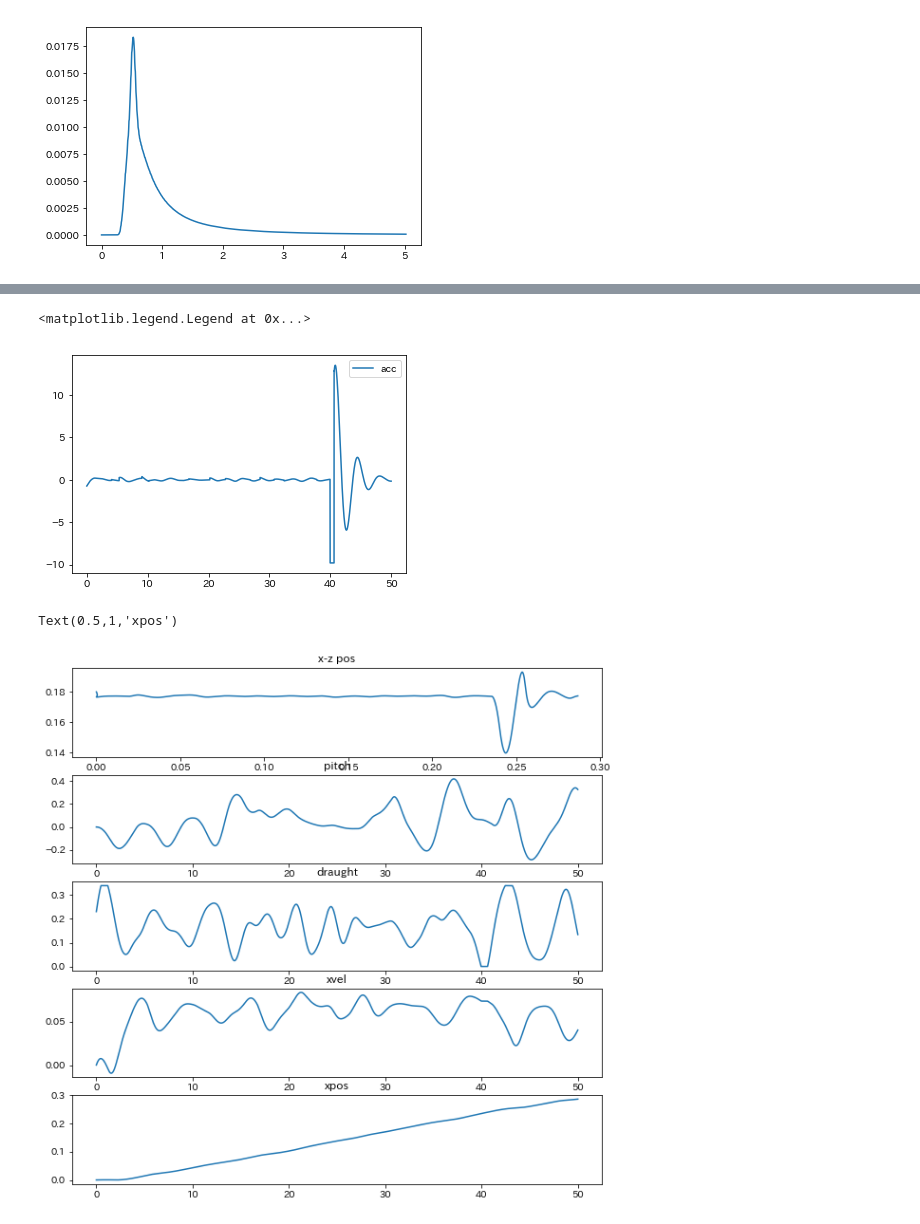
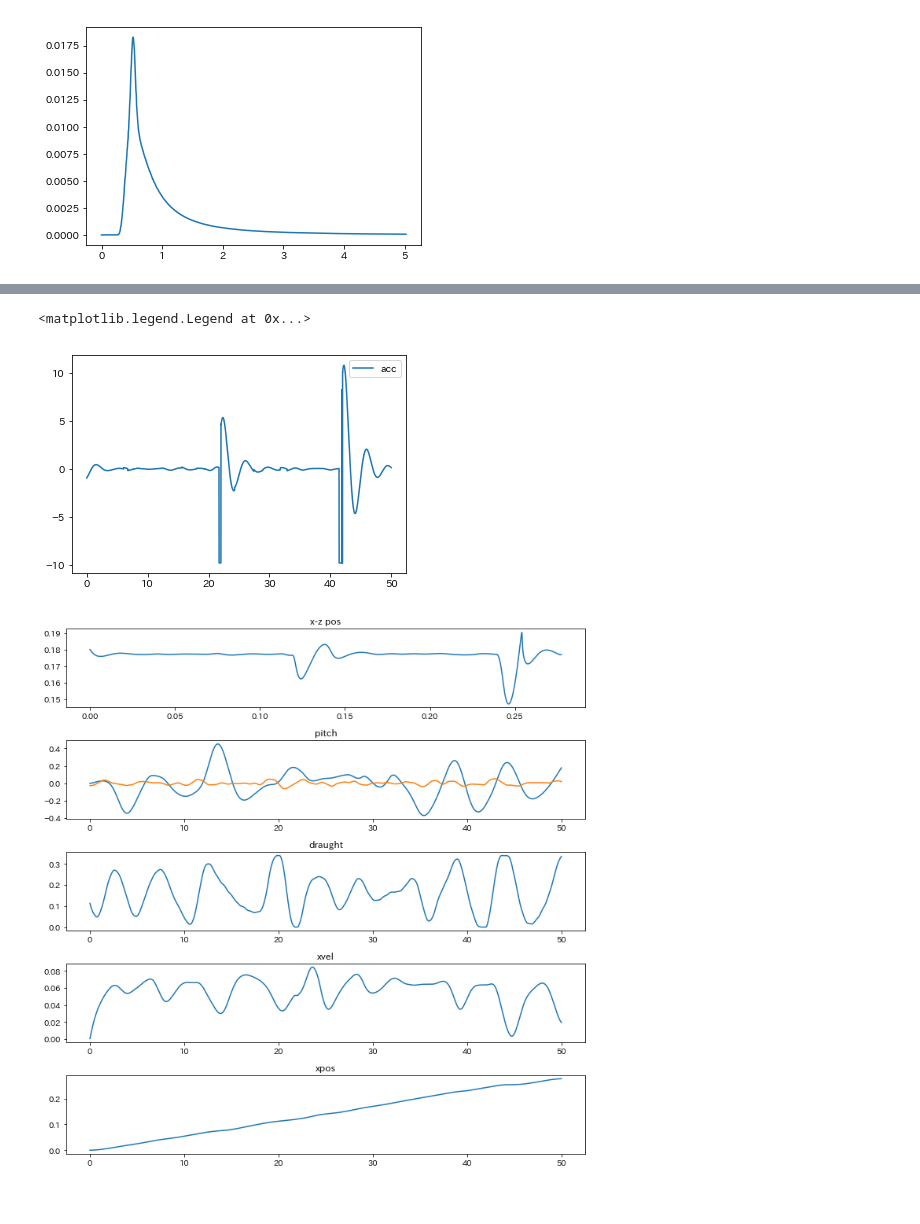
Before and after one commit to shiokoala/soturon, a Jupyter notebook: ship_rao_simulation.ipynb, the cells around one changed output, grey strips where cells are left out. Cells and saved outputs as stored; diff of their text form; code cells hidden in the pictures.

```diff
--- a/ship_rao_simulation.ipynb
+++ b/ship_rao_simulation.ipynb
@@ -46,8 +48,8 @@ Text(0.5,1,'Wave Profile at t=40[s]')
 # %%
 pp = ship.Particle(0,0.18)
 dt = 0.01
-t=0
-num = 5000
+t=0.0
+num = 50
 dl = []
 xl = []
 xvl = []
@@ -57,10 +59,13 @@ zvl= []
 zal =[]
 eng = []
 pl = []
-
+wil = []
+fps = 50
+limit = round(round(1./dt)/fps)
 
 for i in range(num):
     pp.update(ww,t,20)
+
     dl.append(pp.draught)
     xl.append(pp.posx)
     xvl.append(pp.velx)
@@ -68,8 +73,26 @@ for i in range(num):
     zl.append(pp.posz)
     zvl.append(pp.velz)
     zal.append(pp.accz)
+    wil.append(pp.wave_incline)
     pl.append(pp.angle*(180/math.pi))
     eng.append(pp.mass*pp.velz**2)
+
+    #graph
+    if(i%limit==0):
+        xdata = np.arange(-0.1,1,0.05)
+        ydata = np.array([ww.get(x,t) for x in xdata])
+        # fig, ax = plt.subplots()
+        # ax.set_xlim(-4.0,4.0)
+        plt.figure()
+        plt.plot(xdata,ydata)
+        plt.scatter(pp.posx,pp.posz,s=10)
+        plt.xlim(-0.1,1)
+        plt.ylim(-0.5,0.5)
+        # plt.axes().set_aspect('equal', adjustable='box')
+
+        plt.title("Wave Profile at t=" + str(round(t)) + "[s]")
+        plt.savefig("./output/"+f"{round(i/2):04d}.png")
+        plt.close()
     t+=dt
 # %%
 fig, ax = plt.subplots()
@@ -88,24 +111,26 @@ ax.plot(tdata,zal,label="acc")
 ax.legend()
 # %% [output]
 <matplotlib.legend.Legend at 0x...>
-[figure, old version]
+[figure, new version]
 # %%
 fig, (ax1, ax2, ax3, ax4, ax5) = plt.subplots(nrows=5,figsize=(10,10))
 
 ax1.plot(xl,zl)
 ax1.set_title('x-z pos')
 
 ax2.plot(tdata,pl)
+ax2.plot(tdata,wil)
 ax2.set_title('pitch')
 
 ax3.plot(tdata,dl)
 ax3.set_title('draught')
 
 ax4.plot(tdata,xvl)
 ax4.set_title('xvel')
 
 ax5.plot(tdata,xl)
 ax5.set_title('xpos')
+
+fig.tight_layout()
 # %% [output]
-Text(0.5,1,'xpos')
-[figure, old version]
+[figure, new version]
```
Also changed, not shown: parts of 2 cells of this notebook, 2 other files.
